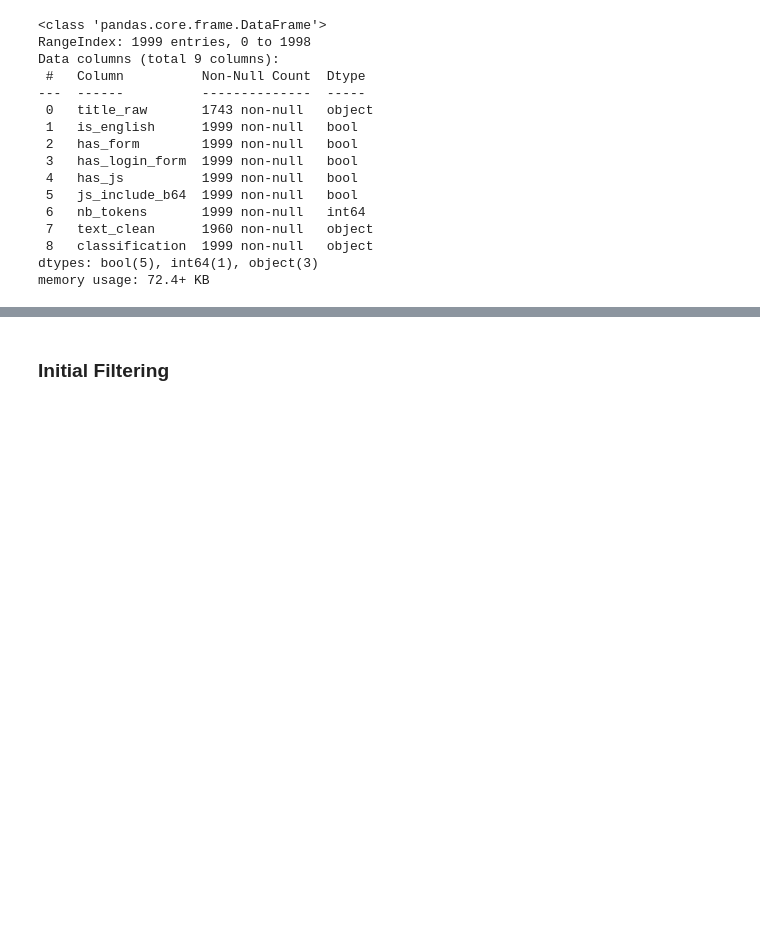
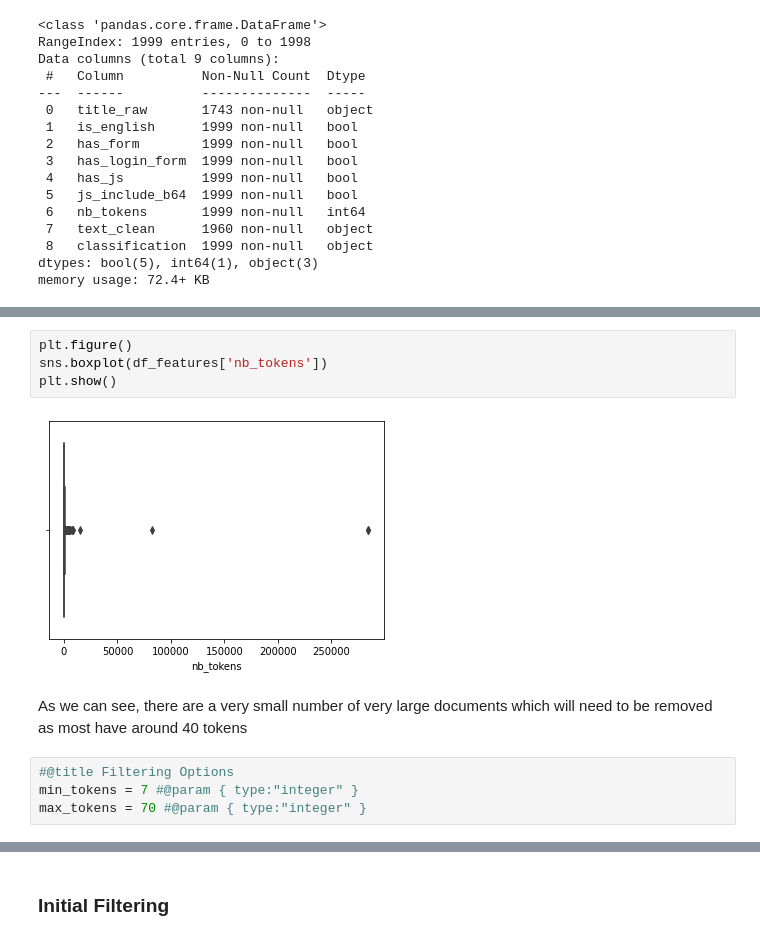
Before and after one commit to DeepCodeSec/ml1000-p3, a Jupyter notebook: notebooks/p3.ipynb, the cells around one changed output, grey strips where cells are left out. Cells and saved outputs as stored; diff of their text form; blank space fills up the shorter version.

```diff
--- a/notebooks/p3.ipynb
+++ b/notebooks/p3.ipynb
@@ -141,0 +173,12 @@ display(df_features.tail(5))
+# %%
+plt.figure()
+sns.boxplot(df_features['nb_tokens'])
+plt.show()
+# %% [output]
+[figure, added]
+# %% [markdown]
+As we can see, there are a very small number of very large documents which will need to be removed as most have around 40 tokens
+# %%
+#@title Filtering Options
+min_tokens = 7 #@param { type:"integer" }
+max_tokens = 70 #@param { type:"integer" }
```
Also changed, not shown: parts of 30 cells of this notebook.
